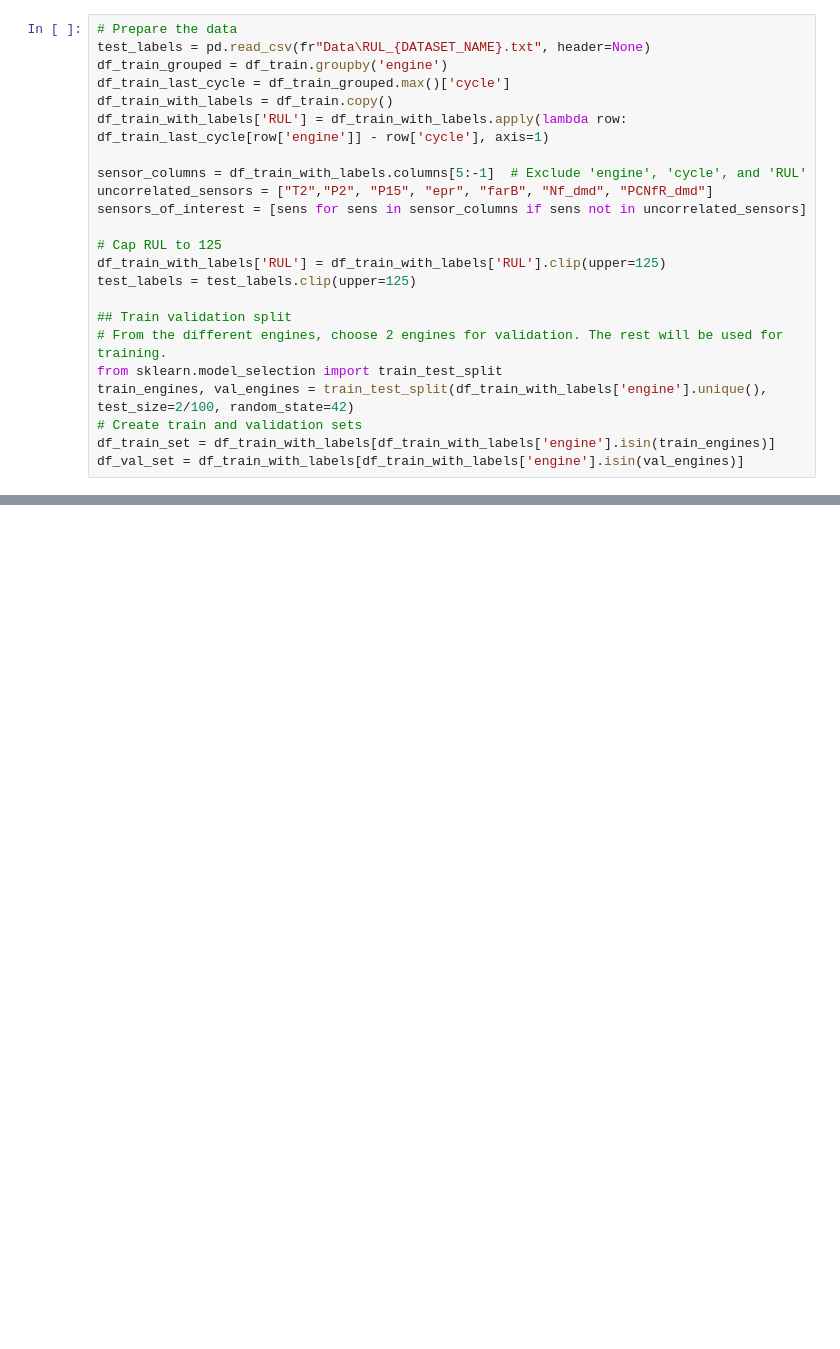
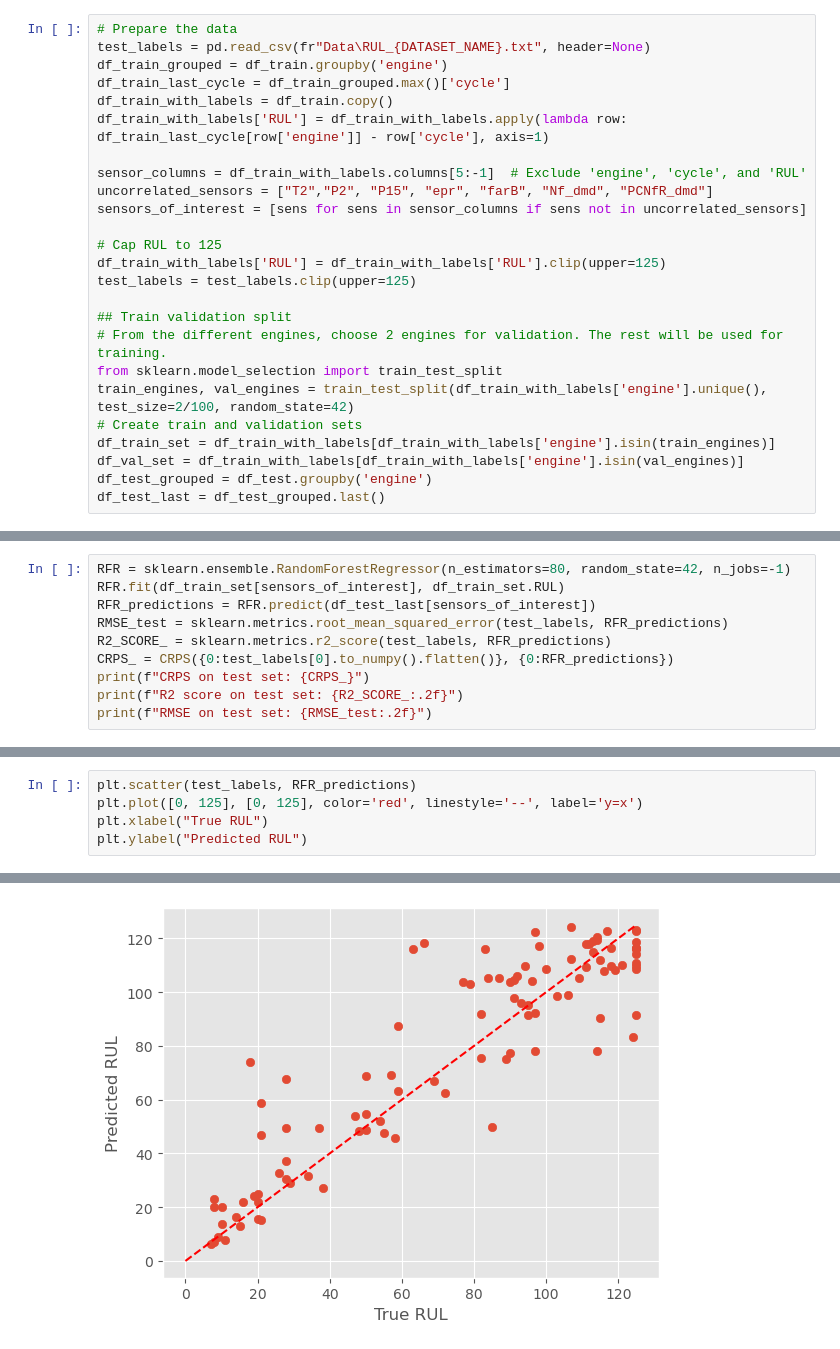
Before and after one commit to RamiSaht/Maintenance, a Jupyter notebook: Part2forest.ipynb, the cells around one changed output, grey strips where cells are left out. Cells and saved outputs as stored; diff of their text form; blank space fills up the shorter version.

```diff
--- a/Part2forest.ipynb
+++ b/Part2forest.ipynb
@@ -49,6 +50,8 @@ train_engines, val_engines = train_test_split(df_train_with_labels['engine'].uni
 # Create train and validation sets
 df_train_set = df_train_with_labels[df_train_with_labels['engine'].isin(train_engines)]
 df_val_set = df_train_with_labels[df_train_with_labels['engine'].isin(val_engines)]
+df_test_grouped = df_test.groupby('engine')
+df_test_last = df_test_grouped.last()
 # %%
 RFR = sklearn.ensemble.RandomForestRegressor(n_estimators=80, random_state=42, n_jobs=-1)
 RFR.fit(df_train_set[sensors_of_interest], df_train_set.RUL)
@@ -62,0 +63,10 @@ RMSE on validation set: 19.26
+# %%
+RFR = sklearn.ensemble.RandomForestRegressor(n_estimators=80, random_state=42, n_jobs=-1)
+RFR.fit(df_train_set[sensors_of_interest], df_train_set.RUL)
+RFR_predictions = RFR.predict(df_test_last[sensors_of_interest])
+RMSE_test = sklearn.metrics.root_mean_squared_error(test_labels, RFR_predictions)
+R2_SCORE_ = sklearn.metrics.r2_score(test_labels, RFR_predictions)
+CRPS_ = CRPS({0:test_labels[0].to_numpy().flatten()}, {0:RFR_predictions})
+print(f"CRPS on test set: {CRPS_}")
+print(f"R2 score on test set: {R2_SCORE_:.2f}")
+print(f"RMSE on test set: {RMSE_test:.2f}")
@@ -62,0 +77,6 @@ RMSE on validation set: 19.26
+# %%
+plt.scatter(test_labels, RFR_predictions)
+plt.plot([0, 125], [0, 125], color='red', linestyle='--', label='y=x')
+plt.xlabel("True RUL")
+plt.ylabel("Predicted RUL")
+# %% [output]
@@ -62,0 +84 @@ RMSE on validation set: 19.26
+[figure, added]
```
Also changed, not shown: parts of 5 cells of this notebook, 4 other files.
